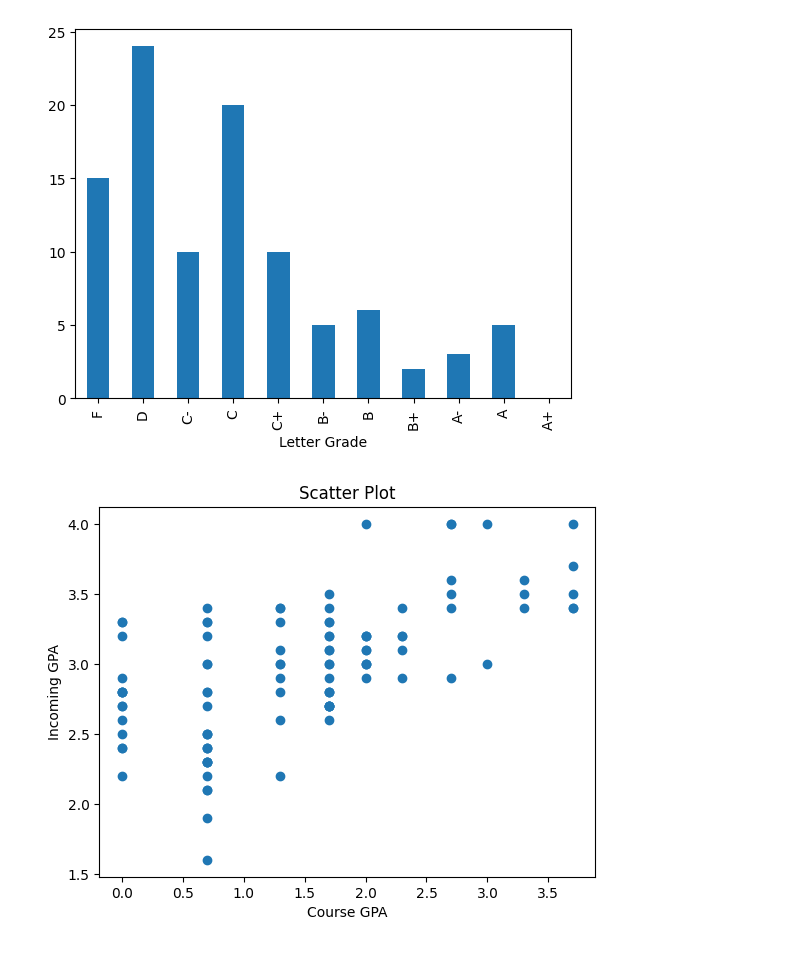
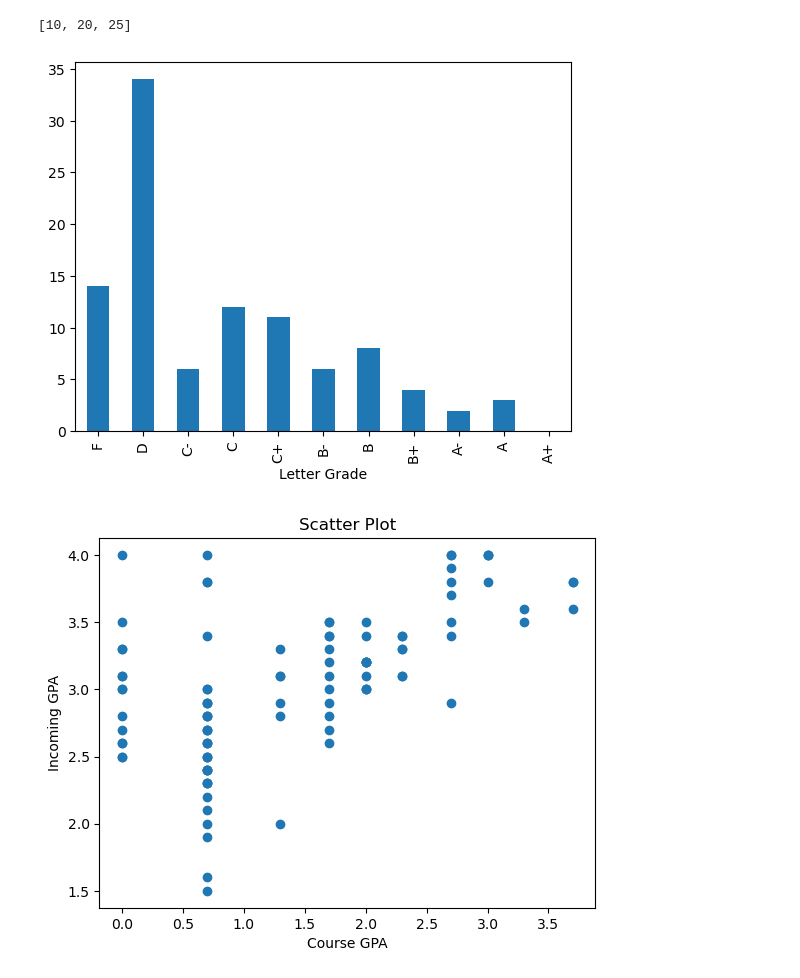
Before and after one commit to hdurrani1107/DBS_repo, a Jupyter notebook: HW2/Homework2.ipynb, the cells around one changed output. Drawn from its saved outputs; the diff is of its cells as text; code cells hidden in the pictures.

```diff
--- a/HW2/Homework2.ipynb
+++ b/HW2/Homework2.ipynb
@@ -178,35 +178,38 @@ print(examscore)
 # homeworkweight = homeworkweight/100
 # examweight = examDict['total']
 
-weights = pd.Series({"Exam 1 Score": 0.1, "Exam 2 Score": 0.2,
-                     "Exam 3 Score": 0.25,"Quiz Score": dataDict['quiz']['total']/100,
+examweight = dataDict['exam']['total']
+
+weights = pd.Series({"Exam 1 Score": examweight[0]/100, "Exam 2 Score": examweight[1]/100,
+                     "Exam 3 Score": examweight[2]/100,"Quiz Score": dataDict['quiz']['total']/100,
                      "Homework Score": dataDict['homework']['total']/100,})
 final_grade = pd.DataFrame(student_info['student_id'])
 final_grade = pd.merge(final_grade, quizscore, left_index = True, right_index = True)
 final_grade = pd.merge(final_grade, homeworkscore, left_index = True, right_index = True)
 final_grade = pd.merge(final_grade, examscore, left_index = True, right_index = True)
 
 final_grade['Course Grade'] = np.ceil((((weights['Quiz Score'] * final_grade['quiz Score']) + (weights['Homework Score'] * final_grade['homework Score']) + (weights['Exam 1 Score'] * final_grade['exam 1 Score']) + (weights['Exam 2 Score'] * final_grade['exam 2 Score']) + (weights['Exam 3 Score'] * final_grade['exam 3 Score'])) / 1)*100)
 final_grade['Letter Grade'] = pd.cut(final_grade['Course Grade'],
                                      bins=[0,60,70,73,77,80,83,87,90,93,96,100],
                                      labels=['F','D','C-','C','C+','B-','B',
                                               'B+','A-','A','A+'])
 
 
 
 grade_counts = final_grade["Letter Grade"].value_counts().sort_index()
 plt.figure(0)
 grade_counts.plot.bar()
 final_gpa = pd.DataFrame()
 final_gpa['GPA'] = pd.cut(final_grade['Course Grade'], bins=[0,60,70,73,77,80,83,87,90,93,96,100],
                                                       labels=[0,0.7,1.3,1.7,2.0,
                                                               2.3,2.7,3.0,3.3,3.7,4.0])
 plt.figure(1)
 plt.scatter(final_gpa['GPA'], student_info['GPA'])
 plt.xlabel("Course GPA")
 plt.ylabel("Incoming GPA")
 plt.title("Scatter Plot")
 final_grade.to_csv('student_grades.csv')
 # %% [output]
+[10, 20, 25]
-[figure, old version]
+[figure, new version]
-[figure, old version]
+[figure, new version]
```
Also changed, not shown: parts of 1 cell of this notebook, 5 other files.
